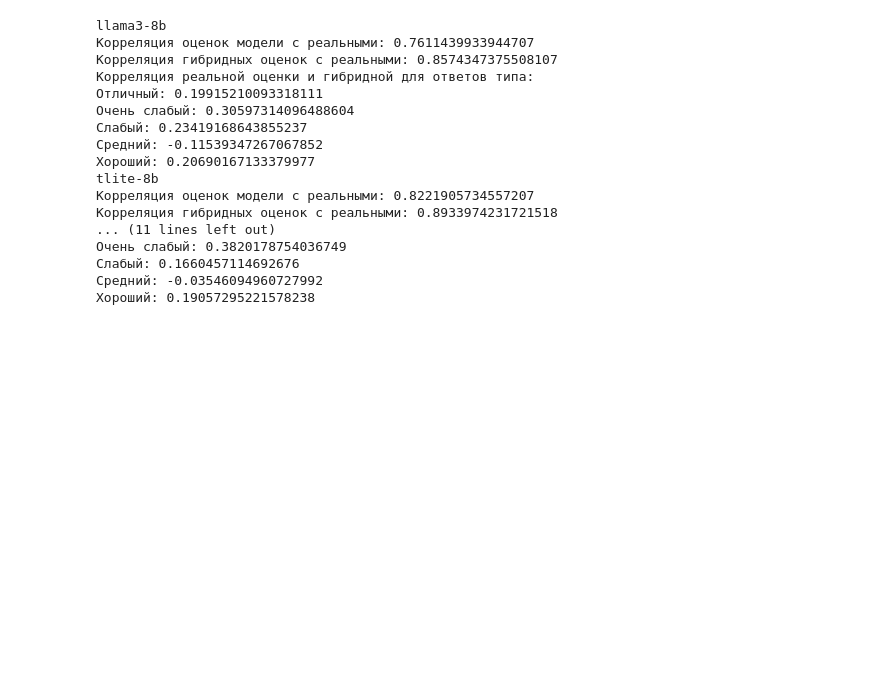
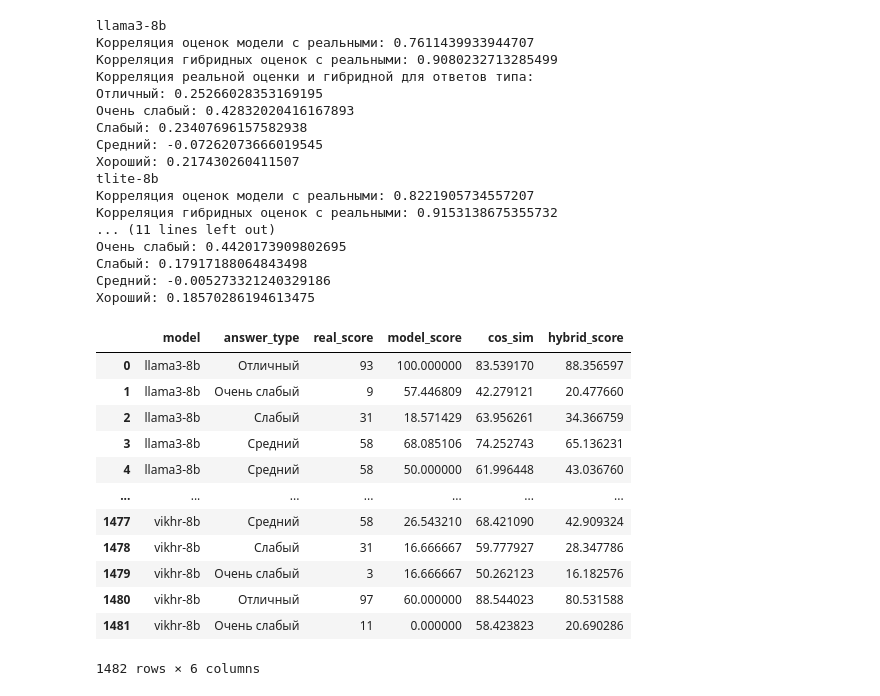
Before and after one commit to ReSpix/slm_answer_checker, a Jupyter notebook: notebooks/hybrid_grading.ipynb, the cells around one changed output. Saved outputs shown, nothing was run; the diff lists cells and outputs as text; code cells hidden in the pictures; blank space fills up the shorter version.

```diff
--- a/notebooks/hybrid_grading.ipynb
+++ b/notebooks/hybrid_grading.ipynb
@@ -97,32 +96,33 @@ scores
 1482 rows × 6 columns
 # %%
-for model in scores["model"].unique():
-    print(model)
-    corr = scores[scores.model == model]["real_score"].corr(scores[scores.model == model]["model_score"], method="spearman")
-    corr_emb = scores[scores.model == model]["real_score"].corr(scores[scores.model == model]["hybrid_score"], method="spearman")
+for linear in scores["model"].unique():
+
+    print(linear)
+    corr = scores[scores.model == linear]["real_score"].corr(scores[scores.model == linear]["model_score"], method="spearman")
+    corr_emb = scores[scores.model == linear]["real_score"].corr(scores[scores.model == linear]["hybrid_score"], method="spearman")
     print(f"Корреляция оценок модели с реальными: {corr}")
     print(f"Корреляция гибридных оценок с реальными: {corr_emb}")
 
     print("Корреляция реальной оценки и гибридной для ответов типа:")
     for answer_type in scores["answer_type"].unique():
-        df_slice = scores[(scores.model == model) & (scores["answer_type"] == answer_type)]
+        df_slice = scores[(scores.model == linear) & (scores["answer_type"] == answer_type)]
 
         print(f"{answer_type}: {df_slice["real_score"].corr(scores["hybrid_score"], method="spearman")}")
 # %% [output]
 llama3-8b
 Корреляция оценок модели с реальными: 0.7611439933944707
-Корреляция гибридных оценок с реальными: 0.8574347375508107
+Корреляция гибридных оценок с реальными: 0.9080232713285499
 Корреляция реальной оценки и гибридной для ответов типа:
-Отличный: 0.19915210093318111
-Очень слабый: 0.30597314096488604
-Слабый: 0.23419168643855237
-Средний: -0.11539347267067852
-Хороший: 0.20690167133379977
+Отличный: 0.25266028353169195
+Очень слабый: 0.42832020416167893
+Слабый: 0.23407696157582938
+Средний: -0.07262073666019545
+Хороший: 0.217430260411507
 tlite-8b
 Корреляция оценок модели с реальными: 0.8221905734557207
-Корреляция гибридных оценок с реальными: 0.8933974231721518
+Корреляция гибридных оценок с реальными: 0.9153138675355732
 ... (11 lines left out)
-Очень слабый: 0.3820178754036749
-Слабый: 0.1660457114692676
-Средний: -0.03546094960727992
-Хороший: 0.19057295221578238
+Очень слабый: 0.4420173909802695
+Слабый: 0.17917188064843498
+Средний: -0.005273321240329186
+Хороший: 0.18570286194613475
@@ -128,0 +131,20 @@ tlite-8b
+# %%
+tlite_scores = scores
+# %%
+tlite_scores["cos_sim"] *= 100
+# %%
+tlite_scores
+# %% [output]
+|  | model | answer_type | real_score | model_score | cos_sim | hybrid_score |
+| 0 | llama3-8b | Отличный | 93 | 100.000000 | 83.539170 | 88.356597 |
+| 1 | llama3-8b | Очень слабый | 9 | 57.446809 | 42.279121 | 20.477660 |
+| 2 | llama3-8b | Слабый | 31 | 18.571429 | 63.956261 | 34.366759 |
+| 3 | llama3-8b | Средний | 58 | 68.085106 | 74.252743 | 65.136231 |
+| 4 | llama3-8b | Средний | 58 | 50.000000 | 61.996448 | 43.036760 |
+| ... | ... | ... | ... | ... | ... | ... |
+| 1477 | vikhr-8b | Средний | 58 | 26.543210 | 68.421090 | 42.909324 |
+| 1478 | vikhr-8b | Слабый | 31 | 16.666667 | 59.777927 | 28.347786 |
+| 1479 | vikhr-8b | Очень слабый | 3 | 16.666667 | 50.262123 | 16.182576 |
+| 1480 | vikhr-8b | Отличный | 97 | 60.000000 | 88.544023 | 80.531588 |
+| 1481 | vikhr-8b | Очень слабый | 11 | 0.000000 | 58.423823 | 20.690286 |
+1482 rows × 6 columns
```
Also changed, not shown: parts of 13 cells of this notebook, 2 other files.
